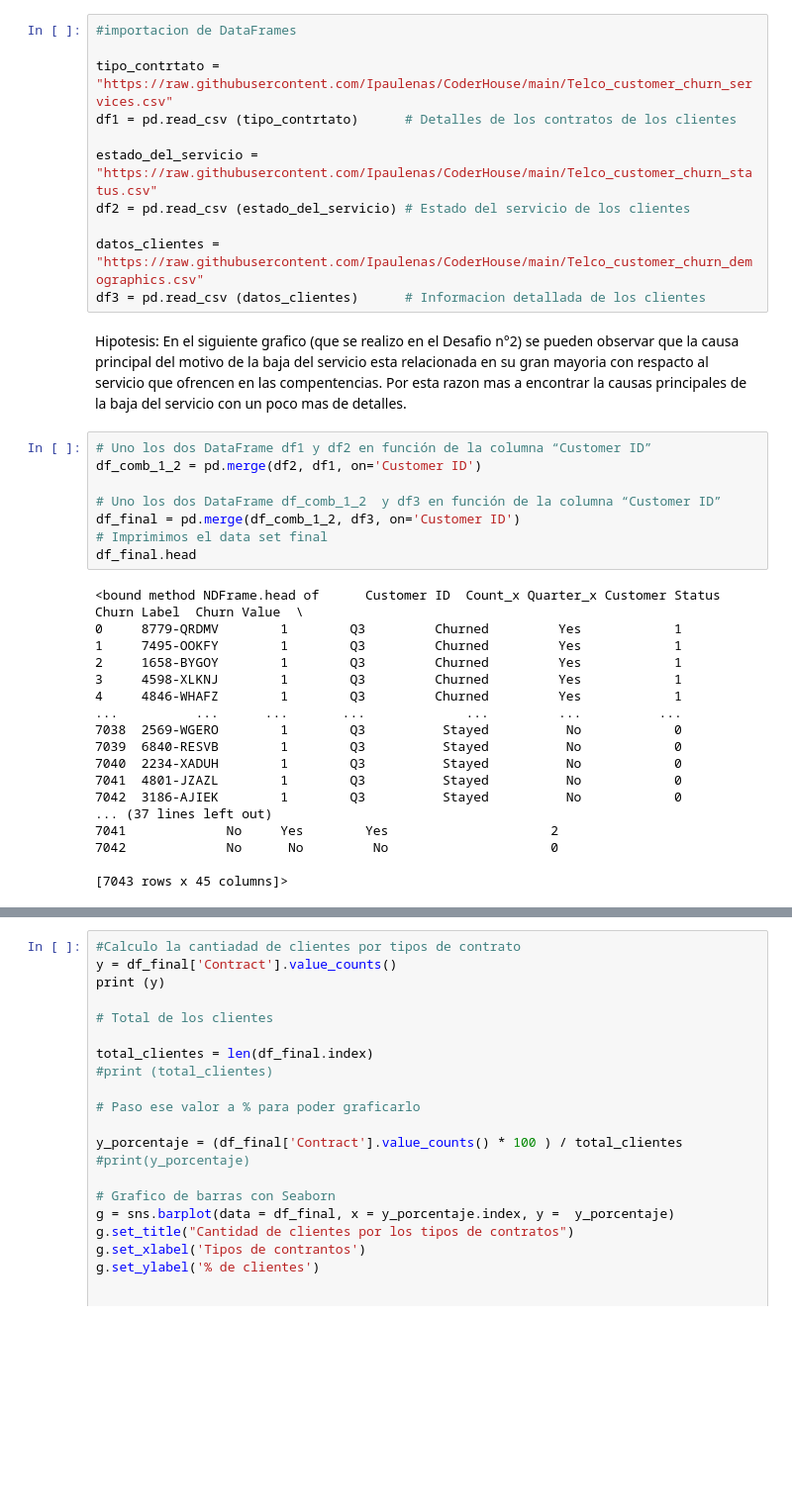
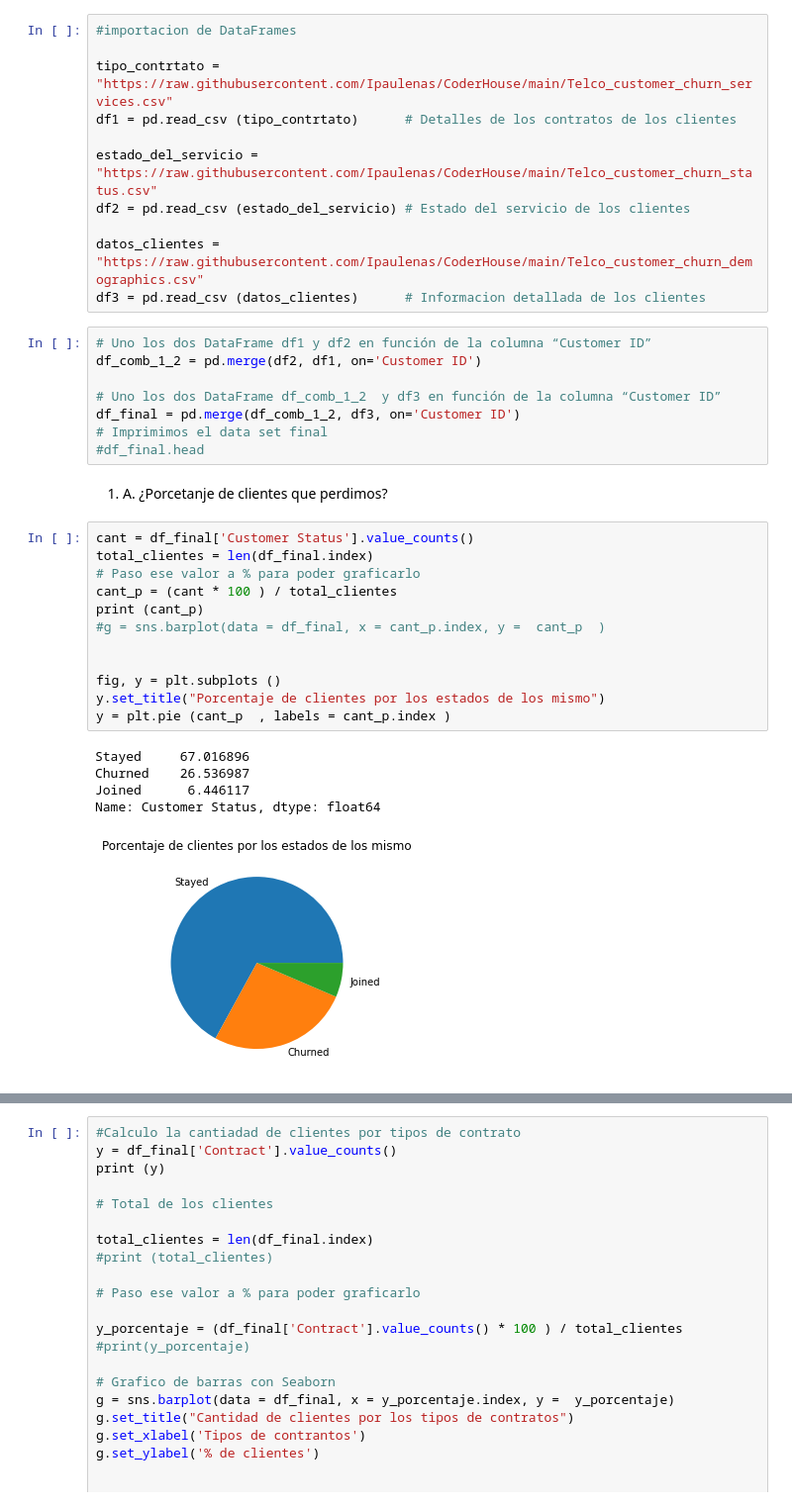
Before and after one commit to Ipaulenas/CoderHouse, a Jupyter notebook: ProyectoDS_ParteI_+Paulenas.ipynb, the cells around one changed output, grey strips where cells are left out. Shown: that part at 99% size. Saved outputs shown, nothing was run; the diff lists cells and outputs as text; blank space fills up the shorter version.

Commit message:
Re entrega del Desafio 2

```diff
--- a/ProyectoDS_ParteI_+Paulenas.ipynb
+++ b/ProyectoDS_ParteI_+Paulenas.ipynb
@@ -20,10 +73,6 @@ df2 = pd.read_csv (estado_del_servicio) # Estado del servicio de los clientes
 
 datos_clientes = "https://raw.githubusercontent.com/Ipaulenas/CoderHouse/main/Telco_customer_churn_demographics.csv"
 df3 = pd.read_csv (datos_clientes)      # Informacion detallada de los clientes
-# %% [markdown]
-Hipotesis:
-En el siguiente grafico (que se realizo en el Desafio n°2) se pueden observar que la causa principal del motivo de la baja del servicio esta relacionada en su gran mayoria con respacto al servicio que ofrencen en las compentencias.
-Por esta razon mas a encontrar la causas principales de la baja del servicio con un poco mas de detalles.
 # %%
 # Uno los dos DataFrame df1 y df2 en función de la columna “Customer ID”
 df_comb_1_2 = pd.merge(df2, df1, on='Customer ID')
@@ -31,22 +80,24 @@ df_comb_1_2 = pd.merge(df2, df1, on='Customer ID')
 # Uno los dos DataFrame df_comb_1_2  y df3 en función de la columna “Customer ID”
 df_final = pd.merge(df_comb_1_2, df3, on='Customer ID')
 # Imprimimos el data set final
-df_final.head
+#df_final.head
-# %% [output]
-<bound method NDFrame.head of      Customer ID  Count_x Quarter_x Customer Status Churn Label  Churn Value  \
-0     8779-QRDMV        1        Q3         Churned         Yes            1
-1     7495-OOKFY        1        Q3         Churned         Yes            1
-2     1658-BYGOY        1        Q3         Churned         Yes            1
-3     4598-XLKNJ        1        Q3         Churned         Yes            1
-4     4846-WHAFZ        1        Q3         Churned         Yes            1
-...          ...      ...       ...             ...         ...          ...
-7038  2569-WGERO        1        Q3          Stayed          No            0
-7039  6840-RESVB        1        Q3          Stayed          No            0
-7040  2234-XADUH        1        Q3          Stayed          No            0
-7041  4801-JZAZL        1        Q3          Stayed          No            0
-7042  3186-AJIEK        1        Q3          Stayed          No            0
-... (37 lines left out)
-7041             No     Yes        Yes                     2
-7042             No      No         No                     0
-
-[7043 rows x 45 columns]>
+# %% [markdown]
+1. A. ¿Porcetanje de clientes que perdimos?
+# %%
+cant = df_final['Customer Status'].value_counts()
+total_clientes = len(df_final.index)
+# Paso ese valor a % para poder graficarlo
+cant_p = (cant * 100 ) / total_clientes
+print (cant_p)
+#g = sns.barplot(data = df_final, x = cant_p.index, y =  cant_p  )
+
+
+fig, y = plt.subplots ()
+y.set_title("Porcentaje de clientes por los estados de los mismo")
+y = plt.pie (cant_p  , labels = cant_p.index )
+# %% [output]
+Stayed     67.016896
+Churned    26.536987
+Joined      6.446117
+Name: Customer Status, dtype: float64
+[figure, added]
```
Also changed, not shown: parts of 18 cells of this notebook.
